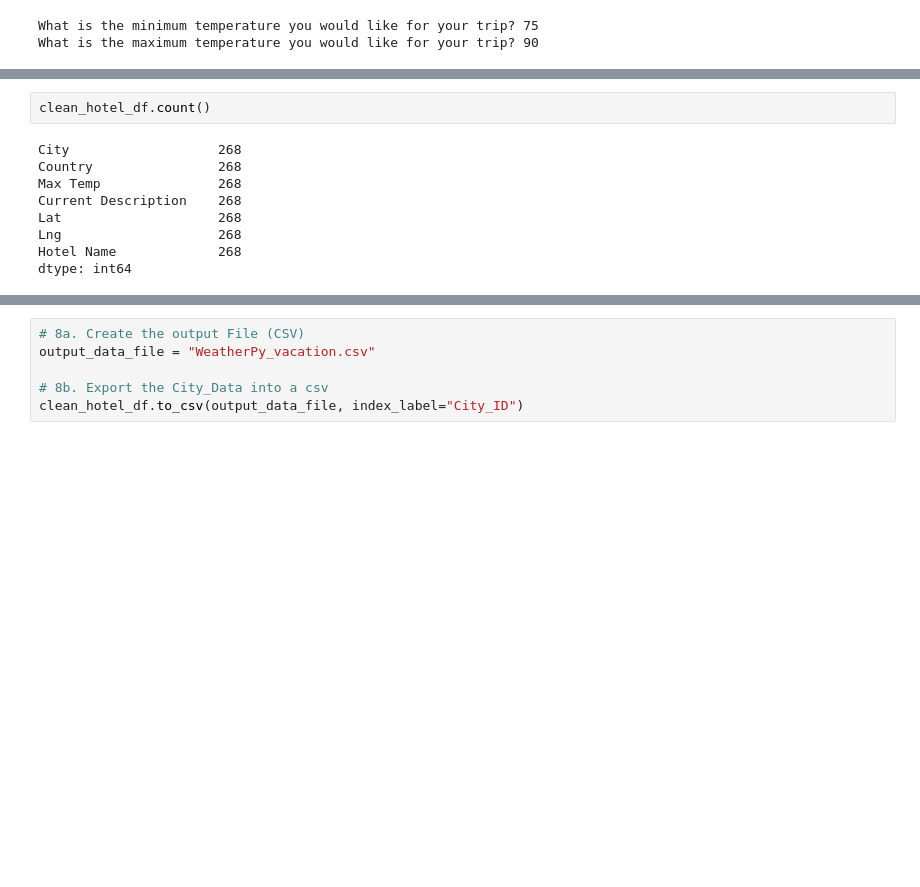
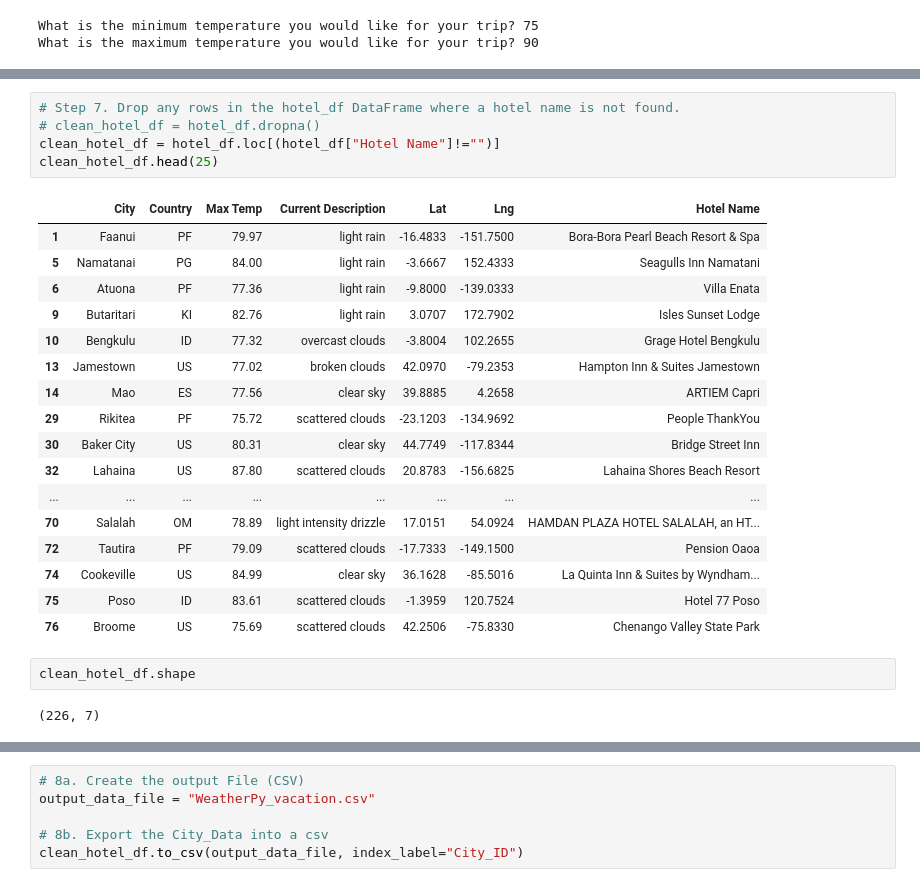
Before and after one commit to veenapu/World_Weather_analysis, a Jupyter notebook: Vacation_Search/Vacation_Search.ipynb, the cells around one changed output, grey strips where cells are left out. Saved outputs shown, nothing was run; the diff lists cells and outputs as text; blank space fills up the shorter version.

```diff
--- a/Vacation_Search/Vacation_Search.ipynb
+++ b/Vacation_Search/Vacation_Search.ipynb
@@ -176,11 +193,27 @@ clean_hotel_df.head(10)
+# %%
+# Step 7. Drop any rows in the hotel_df DataFrame where a hotel name is not found.
+# clean_hotel_df = hotel_df.dropna()
+clean_hotel_df = hotel_df.loc[(hotel_df["Hotel Name"]!="")]
+clean_hotel_df.head(25)
+# %% [output]
+|  | City | Country | Max Temp | Current Description | Lat | Lng | Hotel Name |
+| 1 | Faanui | PF | 79.97 | light rain | -16.4833 | -151.7500 | Bora-Bora Pearl Beach Resort & Spa |
+| 5 | Namatanai | PG | 84.00 | light rain | -3.6667 | 152.4333 | Seagulls Inn Namatani |
+| 6 | Atuona | PF | 77.36 | light rain | -9.8000 | -139.0333 | Villa Enata |
+| 9 | Butaritari | KI | 82.76 | light rain | 3.0707 | 172.7902 | Isles Sunset Lodge |
+| 10 | Bengkulu | ID | 77.32 | overcast clouds | -3.8004 | 102.2655 | Grage Hotel Bengkulu |
+| 13 | Jamestown | US | 77.02 | broken clouds | 42.0970 | -79.2353 | Hampton Inn & Suites Jamestown |
+| 14 | Mao | ES | 77.56 | clear sky | 39.8885 | 4.2658 | ARTIEM Capri |
+| 29 | Rikitea | PF | 75.72 | scattered clouds | -23.1203 | -134.9692 | People ThankYou |
+| 30 | Baker City | US | 80.31 | clear sky | 44.7749 | -117.8344 | Bridge Street Inn |
+| 32 | Lahaina | US | 87.80 | scattered clouds | 20.8783 | -156.6825 | Lahaina Shores Beach Resort |
+| ... | ... | ... | ... | ... | ... | ... | ... |
+| 70 | Salalah | OM | 78.89 | light intensity drizzle | 17.0151 | 54.0924 | HAMDAN PLAZA HOTEL SALALAH, an HT... |
+| 72 | Tautira | PF | 79.09 | scattered clouds | -17.7333 | -149.1500 | Pension Oaoa |
+| 74 | Cookeville | US | 84.99 | clear sky | 36.1628 | -85.5016 | La Quinta Inn & Suites by Wyndham... |
+| 75 | Poso | ID | 83.61 | scattered clouds | -1.3959 | 120.7524 | Hotel 77 Poso |
+| 76 | Broome | US | 75.69 | scattered clouds | 42.2506 | -75.8330 | Chenango Valley State Park |
 # %%
-clean_hotel_df.count()
+clean_hotel_df.shape
 # %% [output]
-City                   268
-Country                268
-Max Temp               268
-Current Description    268
-Lat                    268
-Lng                    268
-Hotel Name             268
-dtype: int64
+(226, 7)
```
Also changed, not shown: parts of 17 cells of this notebook, 8 other files.
